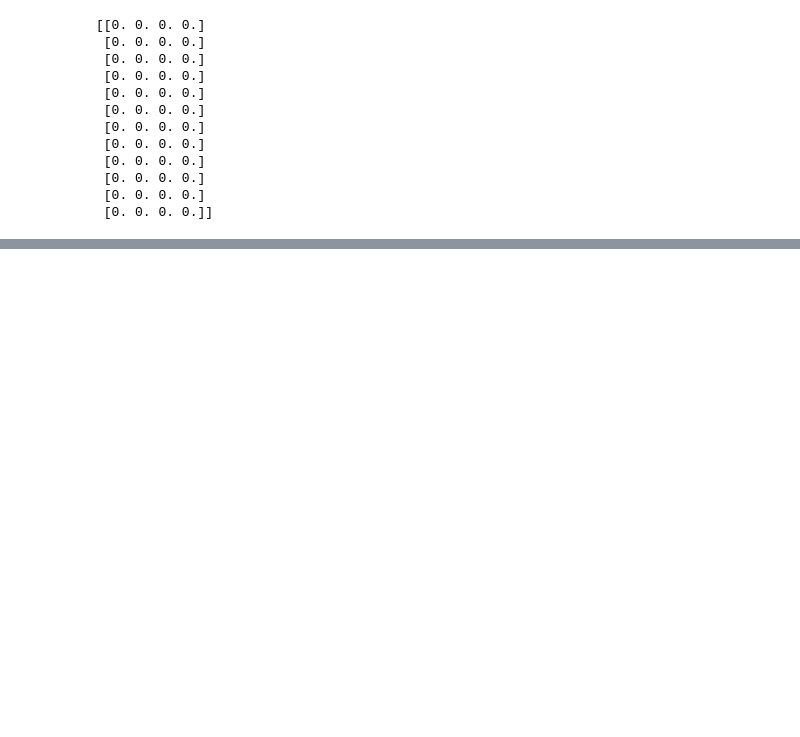
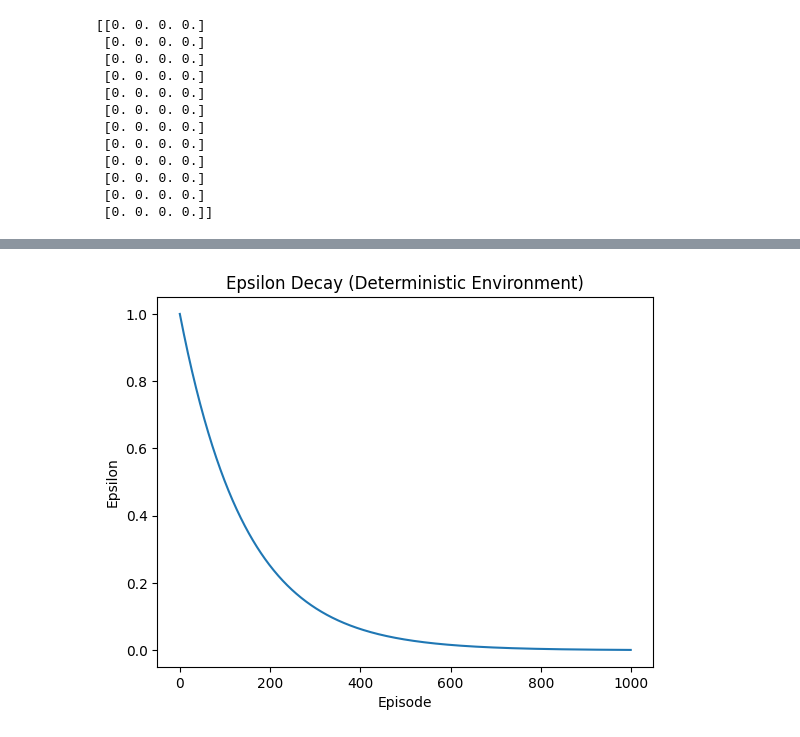
Before and after one commit to suvigyavijay/cse546_rl, a Jupyter notebook: assignment1/assignment1.ipynb, the cells around one changed output, grey strips where cells are left out. Drawn from its saved outputs; the diff is of its cells as text; code cells hidden in the pictures; blank space fills up the shorter version.

```diff
--- a/assignment1/assignment1.ipynb
+++ b/assignment1/assignment1.ipynb
@@ -595,0 +795,9 @@ Name: 8, dtype: float64
+# %%
+# Plot the epsilon decay graph
+plt.plot(epsilon_history)
+plt.title('Epsilon Decay (Deterministic Environment)')
+plt.xlabel('Episode')
+plt.ylabel('Epsilon')
+plt.show()
+# %% [output]
+[figure, added]
```
Also changed, not shown: parts of 44 cells of this notebook, 6 other files.
